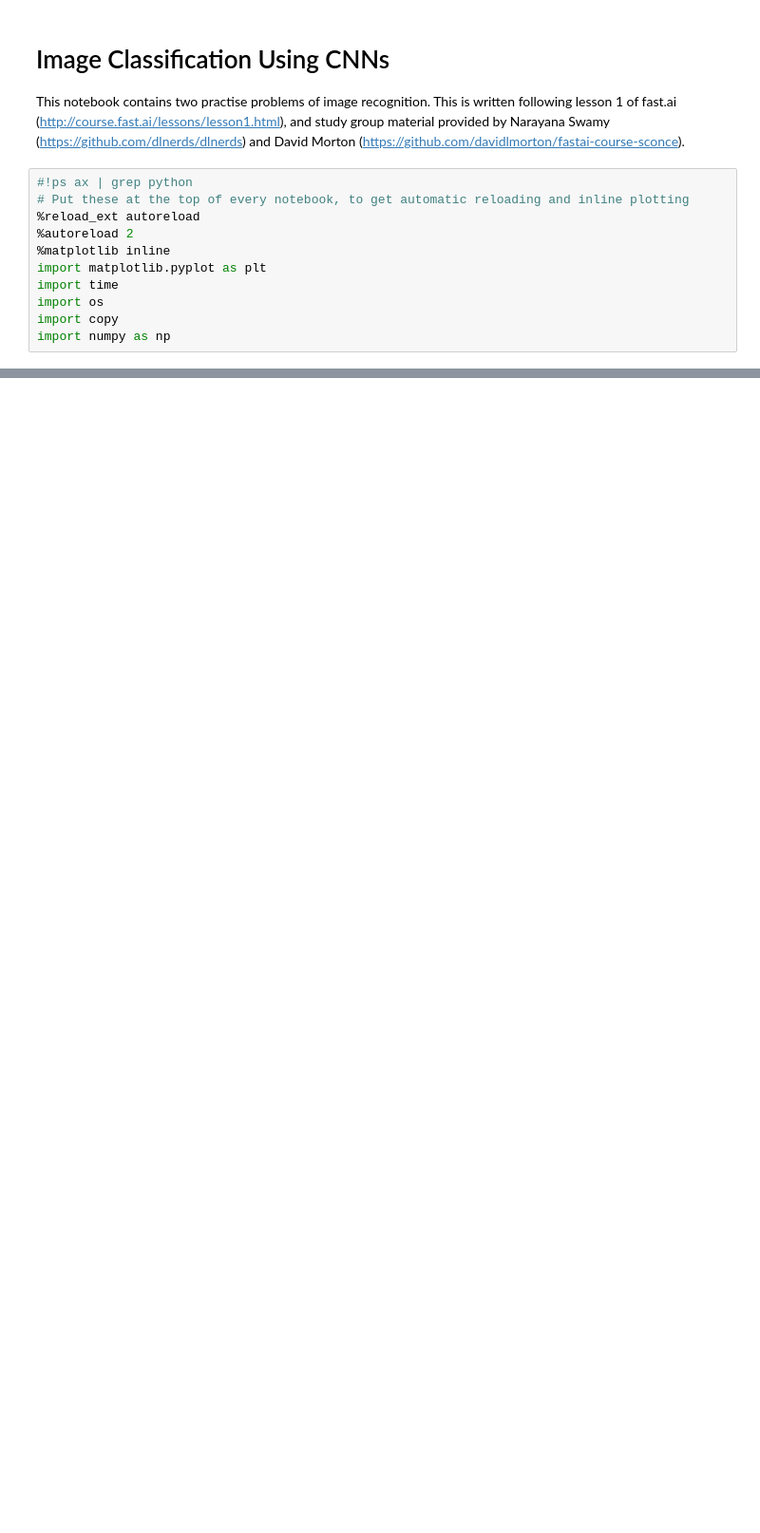
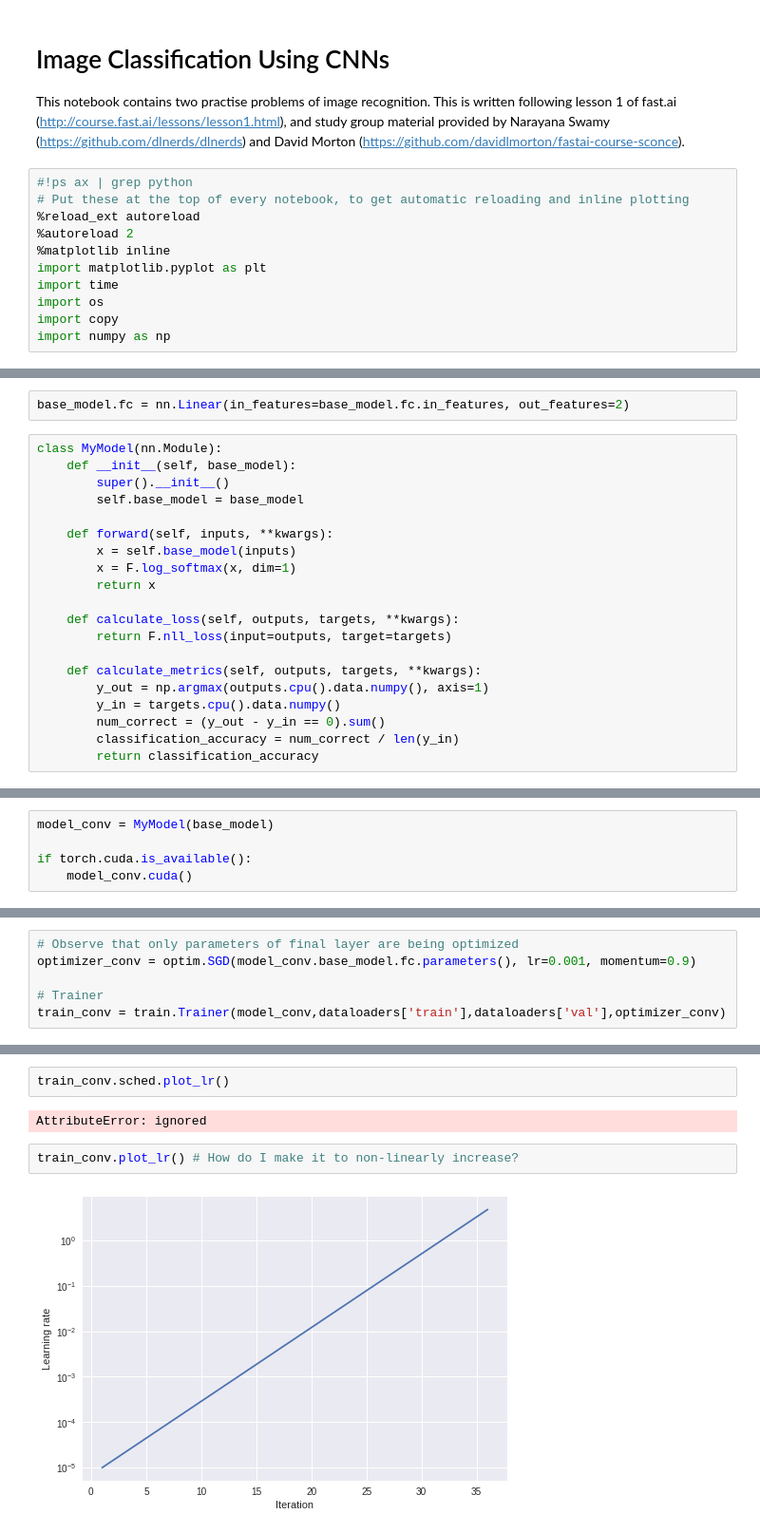
Before and after one commit to amilacsw/fastai-course-amila, a Jupyter notebook: Lesson1.ipynb, the cells around one changed output, grey strips where cells are left out. Shown: that part at 95% size. Cells and saved outputs as stored; diff of their text form; blank space fills up the shorter version.

```diff
--- a/Lesson1.ipynb
+++ b/Lesson1.ipynb
@@ -78,0 +201,22 @@ ModuleNotFoundError: ignored
+# %%
+base_model.fc = nn.Linear(in_features=base_model.fc.in_features, out_features=2)
+# %%
+class MyModel(nn.Module):
+    def __init__(self, base_model):
+        super().__init__()
+        self.base_model = base_model
+
+    def forward(self, inputs, **kwargs):
+        x = self.base_model(inputs)
+        x = F.log_softmax(x, dim=1)
+        return x
+
+    def calculate_loss(self, outputs, targets, **kwargs):
+        return F.nll_loss(input=outputs, target=targets)
+
+    def calculate_metrics(self, outputs, targets, **kwargs):
+        y_out = np.argmax(outputs.cpu().data.numpy(), axis=1)
+        y_in = targets.cpu().data.numpy()
+        num_correct = (y_out - y_in == 0).sum()
+        classification_accuracy = num_correct / len(y_in)
+        return classification_accuracy
@@ -78,0 +287,5 @@ ModuleNotFoundError: ignored
+# %%
+model_conv = MyModel(base_model)
+
+if torch.cuda.is_available():
+    model_conv.cuda()
@@ -78,0 +294,6 @@ ModuleNotFoundError: ignored
+# %%
+# Observe that only parameters of final layer are being optimized
+optimizer_conv = optim.SGD(model_conv.base_model.fc.parameters(), lr=0.001, momentum=0.9)
+
+# Trainer
+train_conv = train.Trainer(model_conv,dataloaders['train'],dataloaders['val'],optimizer_conv)
@@ -78,0 +320,8 @@ ModuleNotFoundError: ignored
+# %%
+train_conv.sched.plot_lr()
+# %% [output]
+AttributeError: ignored
+# %%
+train_conv.plot_lr() # How do I make it to non-linearly increase?
+# %% [output]
+[figure, added]
```
Also changed, not shown: parts of 53 cells of this notebook.
